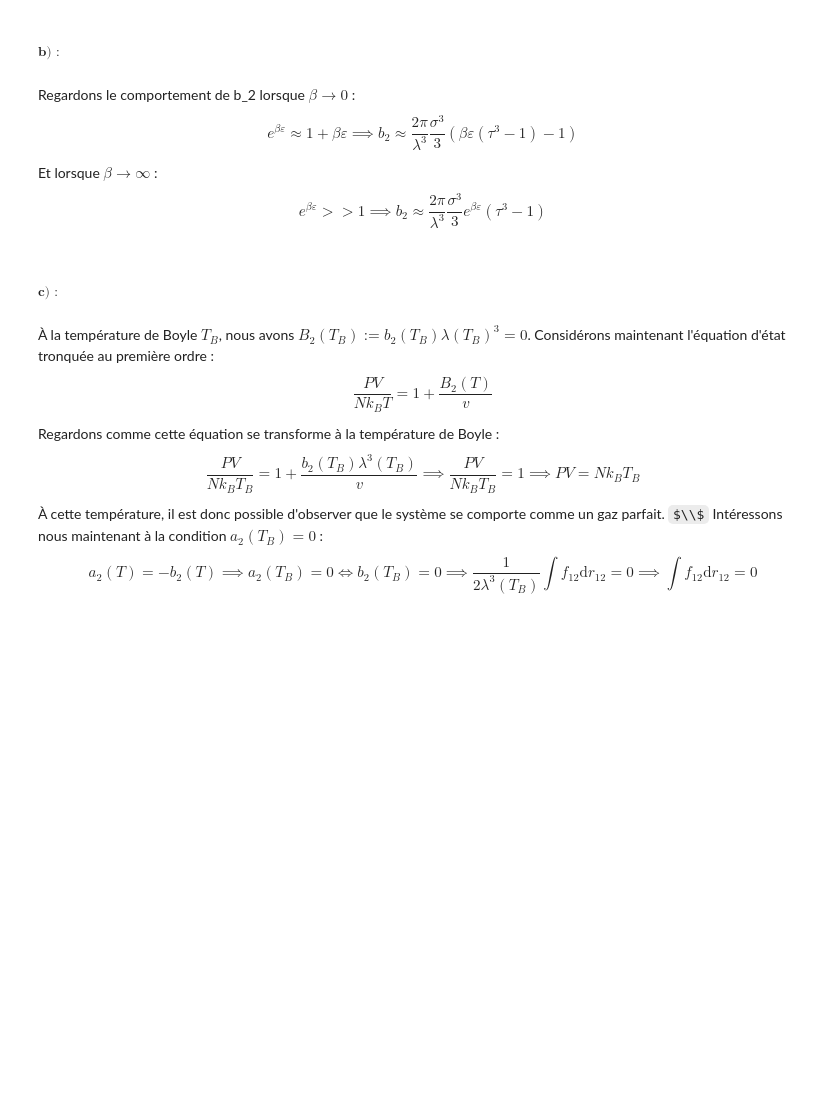
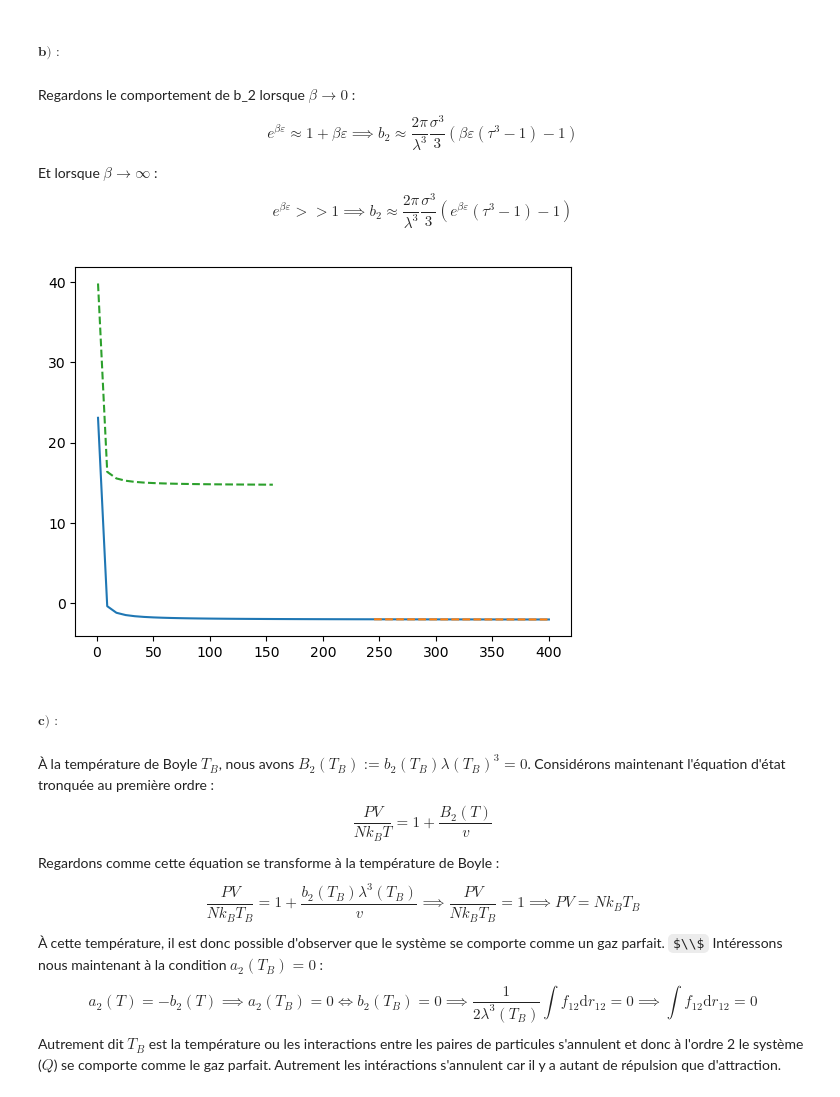
Before and after one commit to ADeslarzes/Homewrok_3, a Jupyter notebook: P1.ipynb, the cells around one changed output. Drawn from its saved outputs; the diff is of its cells as text; code cells hidden in the pictures; some formulas as TeX source; blank space fills up the shorter version.

```diff
--- a/P1.ipynb
+++ b/P1.ipynb
@@ -200,7 +205,29 @@ $$ a_2=\frac{2\pi}{\lambda^3}\frac{\sigma^3}{3}(1-(e^{\beta \varepsilon}-1)(\tau
 Regardons le comportement de b_2 lorsque $\beta \to 0$ :
 $$ e^{\beta \varepsilon}\approx 1+\beta\varepsilon \implies b_2\approx\frac{2\pi}{\lambda^3}\frac{\sigma^3}{3}(\beta\varepsilon(\tau^3-1)-1)  $$
 Et lorsque $\beta \to \infty$ :
-$$ e^{\beta\varepsilon}>>1 \implies b_2\approx\frac{2\pi}{\lambda^3}\frac{\sigma^3}{3}e^{\beta \varepsilon}(\tau^3-1) $$
+$$ e^{\beta\varepsilon}>>1 \implies b_2\approx\frac{2\pi}{\lambda^3}\frac{\sigma^3}{3}(e^{\beta \varepsilon}(\tau^3-1)-1) $$
+# %%
+T=np.linspace(1,400)
+kb=1
+sigma=1
+epsilon=1
+tau=2
+
+def b_2lambda(T,kb,sigma,epsilon):
+    return 2*np.pi * sigma**3/3*((np.exp(epsilon/(kb*T))-1)*(tau**3-1)-1)
+
+def approx_1(T,kb,sigma,epsilon):
+    return 2*np.pi*sigma**3/3*(epsilon/(kb*T)*(tau**3-1)-1)
+
+def approx_2(T,kb,sigma,epsilon):
+    return 2*np.pi*sigma**3/3*(np.exp(epsilon/(kb*T))*(tau**3-1)-1)
+
+plt.plot(T,b_2lambda(T,kb,sigma,epsilon))
+plt.plot(T[-20:],approx_1(T[-20:],kb,sigma,epsilon),linestyle='--')
+plt.plot(T[:20],approx_2(T[:20],kb,sigma,epsilon),linestyle='--')
+plt.show()
+# %% [output]
+[figure, added]
 # %% [markdown]
 ##### $\textbf{c) :}$
 # %% [markdown]
@@ -211,3 +238,4 @@ $$ \frac{PV}{Nk_BT_B}=1+\frac{b_2(T_B)\lambda^3(T_B)}{v} \implies \frac{PV}{Nk_B
 À cette température, il est donc possible d'observer que le système se comporte comme un gaz parfait. $\\$
 Intéressons nous maintenant à la condition $a_2(T_B)=0$ :
 $$ a_2(T)=-b_2(T) \implies a_2(T_B)=0 \iff b_2(T_B)=0 \implies \frac{1}{2\lambda^3(T_B)}\int f_{12} \text{d}r_{12}=0 \implies \int f_{12}\text{d}r_{12}=0$$
+Autrement dit $T_B$ est la température ou les interactions entre les paires de particules s'annulent et donc à l'ordre 2 le système ($Q$) se comporte comme le gaz parfait. Autrement les intéractions s'annulent car il y a autant de répulsion que d'attraction.
```
Also changed, not shown: parts of 4 cells of this notebook.
